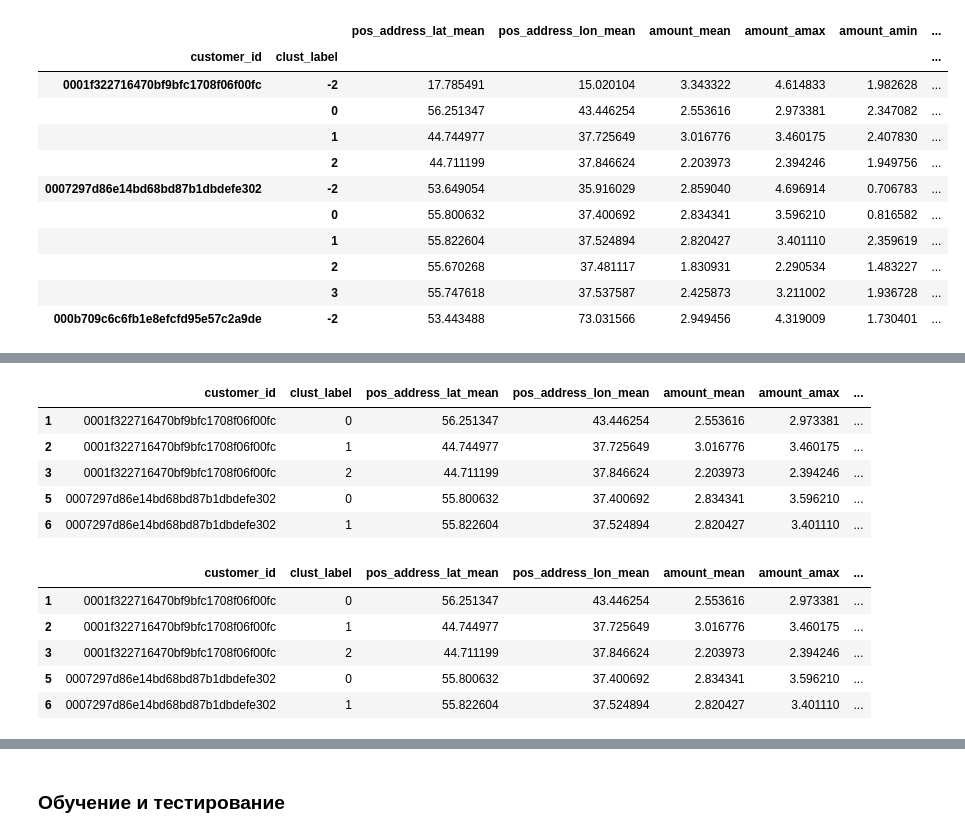
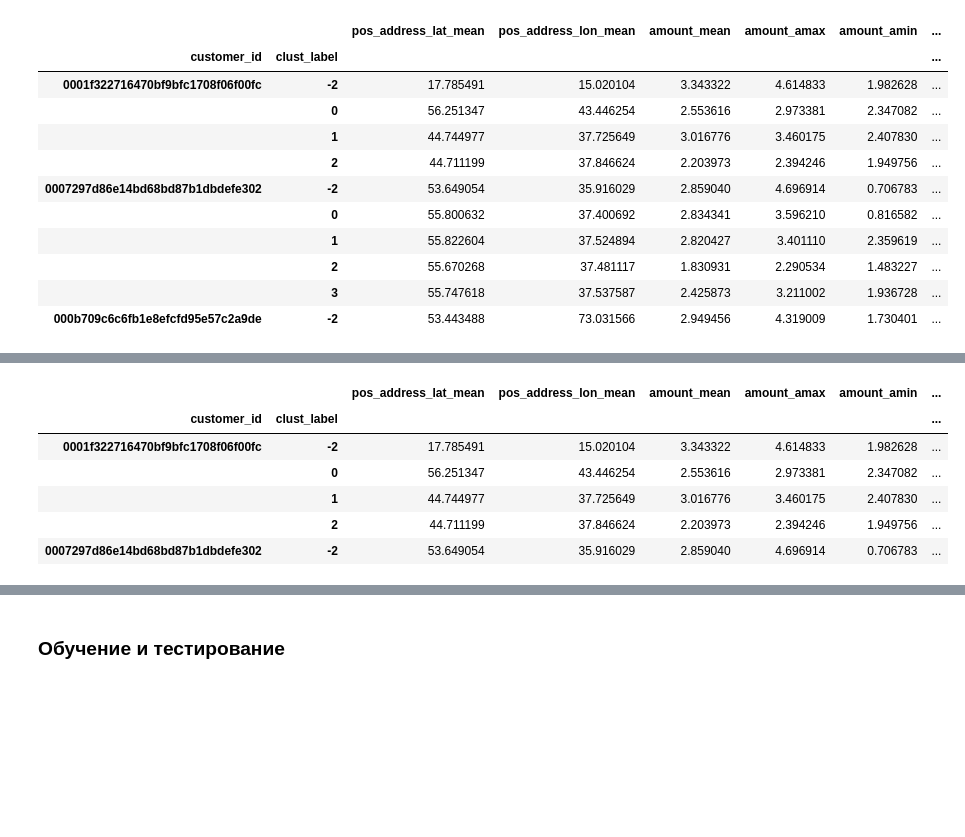
Before and after one commit to PhySci/raiffaizen, a Jupyter notebook: DBSCAN.ipynb, the cells around one changed output, grey strips where cells are left out. Cells and saved outputs as stored; diff of their text form; code cells hidden in the pictures; blank space fills up the shorter version.

```diff
--- a/DBSCAN.ipynb
+++ b/DBSCAN.ipynb
@@ -248,12 +126,15 @@ c.head(10)
+# %%
+p = p.merge(dist, left_index=True, right_index=True)
+p.head()
+# %% [output]
+|  |  | pos_address_lat_mean | pos_address_lon_mean | amount_mean | amount_amax | amount_amin | ... |
+| customer_id | clust_label |  |  |  |  |  | ... |
+| 0001f322716470bf9bfc1708f06f00fc | -2 | 17.785491 | 15.020104 | 3.343322 | 4.614833 | 1.982628 | ... |
+|  | 0 | 56.251347 | 43.446254 | 2.553616 | 2.973381 | 2.347082 | ... |
+|  | 1 | 44.744977 | 37.725649 | 3.016776 | 3.460175 | 2.407830 | ... |
+|  | 2 | 44.711199 | 37.846624 | 2.203973 | 2.394246 | 1.949756 | ... |
+| 0007297d86e14bd68bd87b1dbdefe302 | -2 | 53.649054 | 35.916029 | 2.859040 | 4.696914 | 0.706783 | ... |
 # %%
-tr = c.reset_index().query('clust_label > -1') #.set_index(['customer_id','clust_label'])
-tr.head()
+p = p.reset_index().query('clust_label > -1')
-# %% [output]
-|  | customer_id | clust_label | pos_address_lat_mean | pos_address_lon_mean | amount_mean | amount_amax | ... |
-| 1 | 0001f322716470bf9bfc1708f06f00fc | 0 | 56.251347 | 43.446254 | 2.553616 | 2.973381 | ... |
-| 2 | 0001f322716470bf9bfc1708f06f00fc | 1 | 44.744977 | 37.725649 | 3.016776 | 3.460175 | ... |
-| 3 | 0001f322716470bf9bfc1708f06f00fc | 2 | 44.711199 | 37.846624 | 2.203973 | 2.394246 | ... |
-| 5 | 0007297d86e14bd68bd87b1dbdefe302 | 0 | 55.800632 | 37.400692 | 2.834341 | 3.596210 | ... |
-| 6 | 0007297d86e14bd68bd87b1dbdefe302 | 1 | 55.822604 | 37.524894 | 2.820427 | 3.401110 | ... |
 # %%
 ranker = FedRank()
@@ -262,10 +140,0 @@ features = ['dist_home_sq', 'amount_mean', 'amount_count']
-# %%
-c = ranker.transform(tr, features)
-c.head()
-# %% [output]
-|  | customer_id | clust_label | pos_address_lat_mean | pos_address_lon_mean | amount_mean | amount_amax | ... |
-| 1 | 0001f322716470bf9bfc1708f06f00fc | 0 | 56.251347 | 43.446254 | 2.553616 | 2.973381 | ... |
-| 2 | 0001f322716470bf9bfc1708f06f00fc | 1 | 44.744977 | 37.725649 | 3.016776 | 3.460175 | ... |
-| 3 | 0001f322716470bf9bfc1708f06f00fc | 2 | 44.711199 | 37.846624 | 2.203973 | 2.394246 | ... |
-| 5 | 0007297d86e14bd68bd87b1dbdefe302 | 0 | 55.800632 | 37.400692 | 2.834341 | 3.596210 | ... |
-| 6 | 0007297d86e14bd68bd87b1dbdefe302 | 1 | 55.822604 | 37.524894 | 2.820427 | 3.401110 | ... |
```
Also changed, not shown: parts of 25 cells of this notebook, 2 other files.
